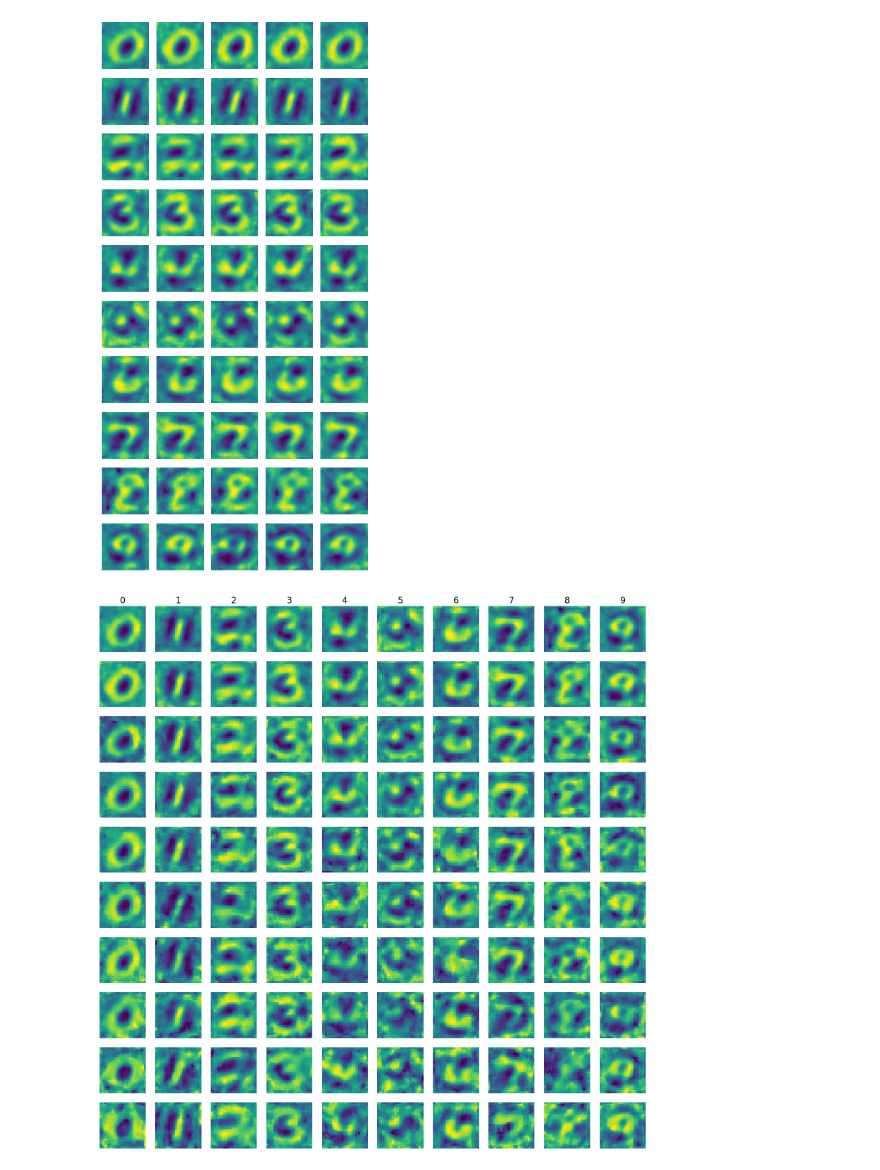
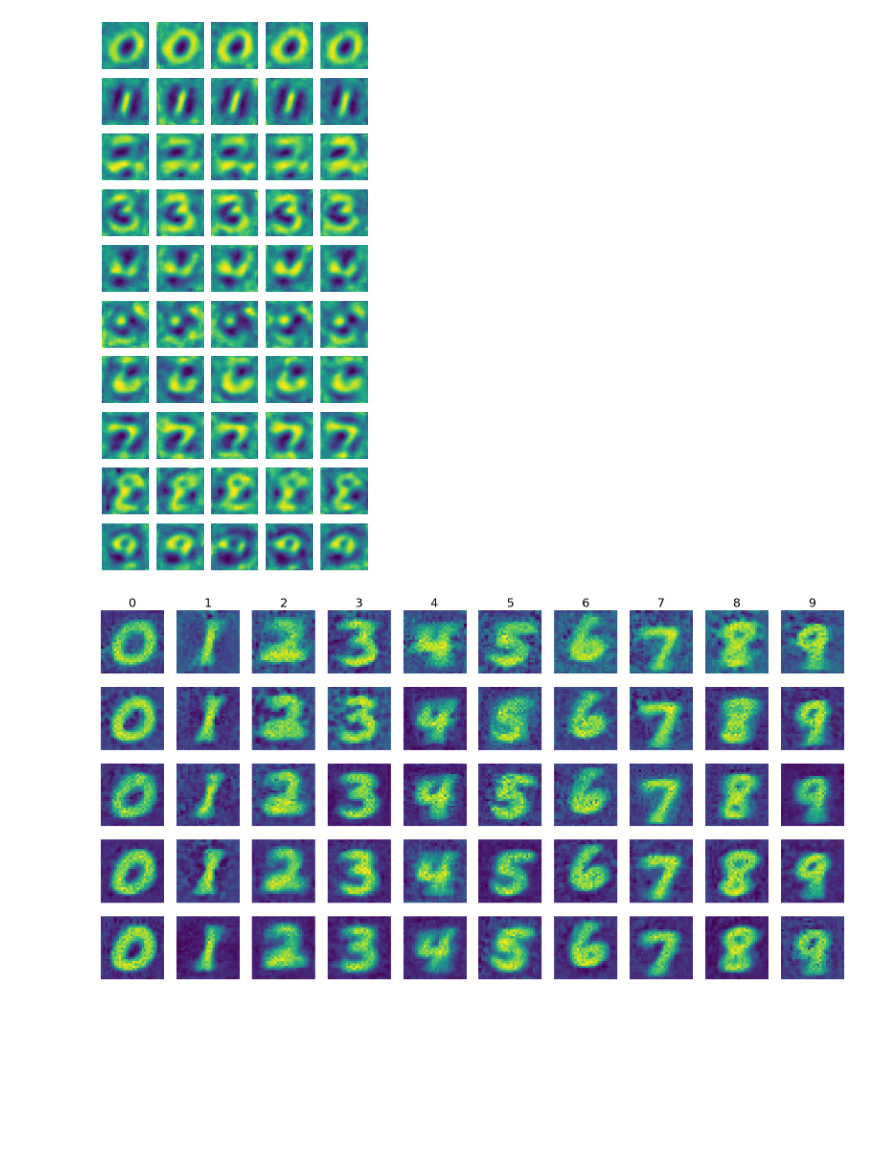
Before and after one commit to AlexRaudvee/MultiArchPDD-CV, a Jupyter notebook: visualizations.ipynb, the cells around one changed output. Saved outputs shown, nothing was run; the diff lists cells and outputs as text; code cells hidden in the pictures; blank space fills up the shorter version.

```diff
--- a/visualizations.ipynb
+++ b/visualizations.ipynb
@@ -5,6 +5,6 @@ from models.Model import ConvNet
 # %%
 # Load the distilled file
-data = torch.load("data/Distilled/mm-match_mnist_['lenet'].pt", map_location=torch.device('cpu'))
+data = torch.load("data/Distilled/meta-model-matching_mnist_convnet.pt", map_location=torch.device('cpu'))
 X_list = data['X']   # this was your X_syn
 Y_list = data['Y']   # this was your Y_syn
 
@@ -26,7 +28,7 @@ show_images_per_class(X_syn=X_syn, Y_syn=Y_syn, max_per_class=5, figsize_per_ima
 # %%
 show_pdd_synthetic(X_stages=X_list,
                    Y_stages=Y_list,
                    stages_to_plot=[0, 1, 2, 3, 4],
-                   ipc=2)
+                   ipc=1)
 # %% [output]
-[figure, old version]
+[figure, new version]
```
Also changed, not shown: parts of 2 cells of this notebook, 27 other files.
